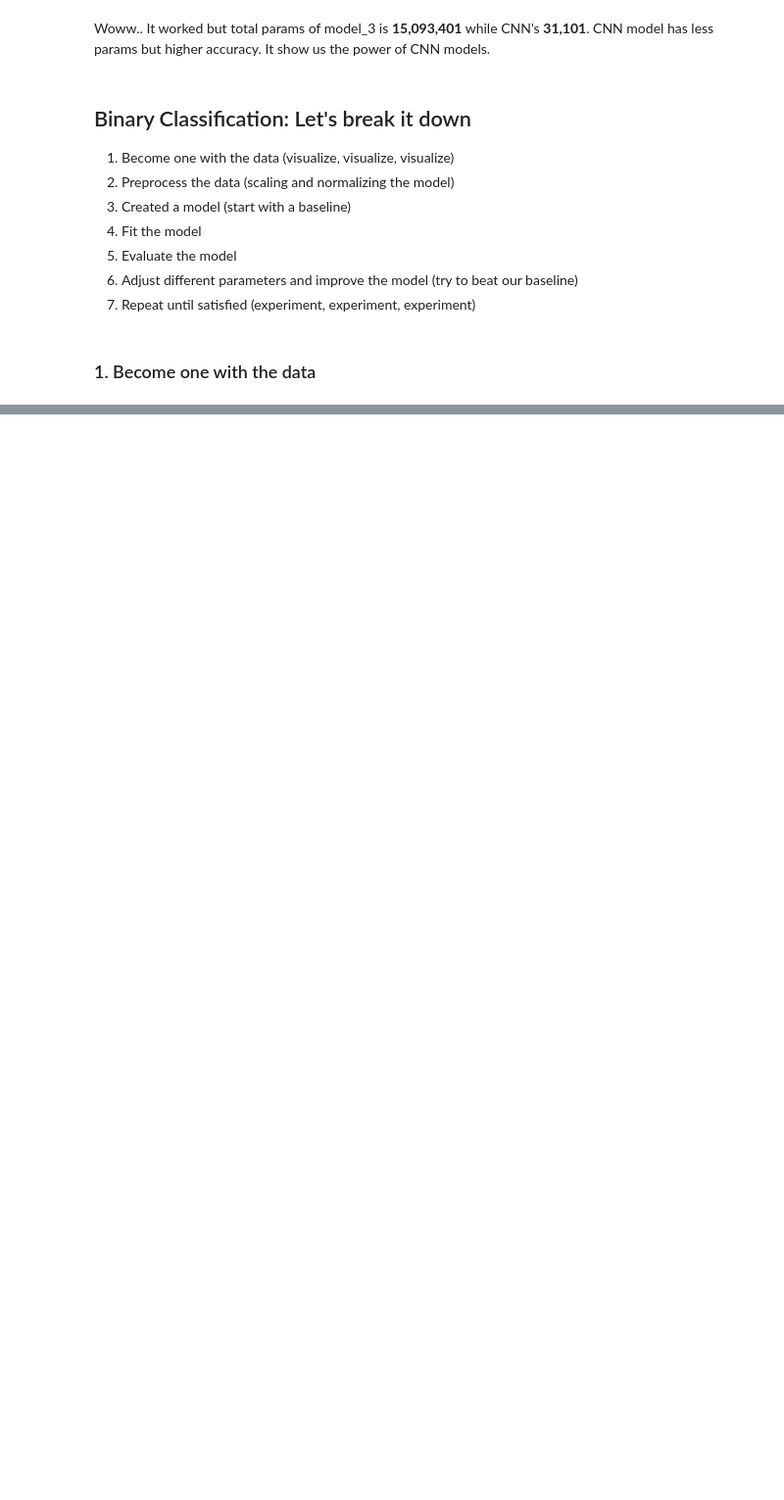
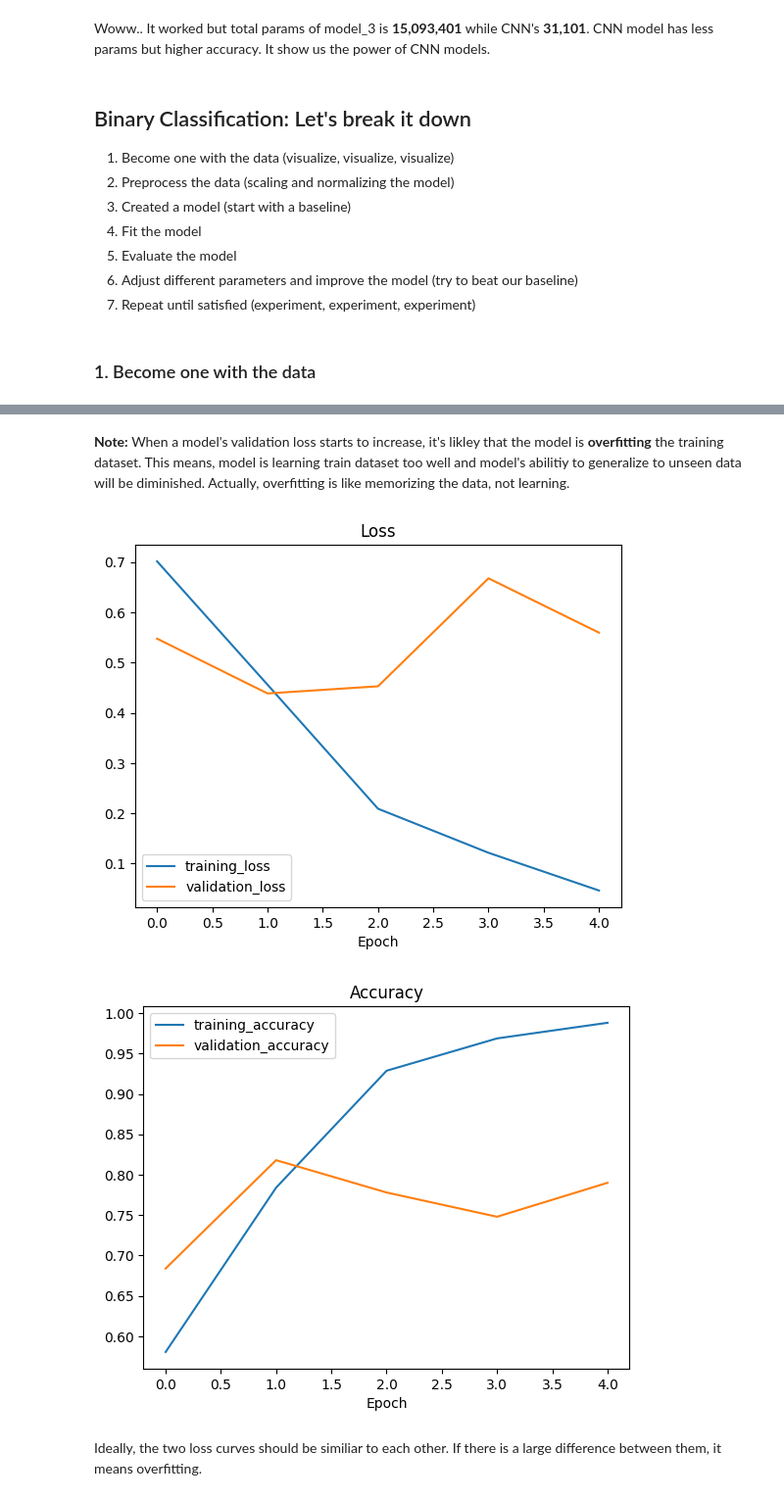
Before and after one commit to SedatParlak/tensorflow, a Jupyter notebook: 03_introduction_computervision_with_tensorflow.ipynb, the cells around one changed output, grey strips where cells are left out. Shown at 98% size. Cells and saved outputs as stored; diff of their text form; code cells hidden in the pictures; blank space fills up the shorter version.

```diff
--- a/03_introduction_computervision_with_tensorflow.ipynb
+++ b/03_introduction_computervision_with_tensorflow.ipynb
@@ -427,0 +606,43 @@ Image shape: (512, 512, 3)
+# %%
+# Plot the validation and training curves seperately
+def plot_loss_curves(history):
+  '''
+  Returns seperate loss curves for training and validation
+  '''
+
+  # loss and validation loss
+  loss = history.history['loss']
+  val_loss = history.history['val_loss']
+
+  # accuracy and validation accuracy
+  accuracy = history.history['accuracy']
+  val_accuracy = history.history['val_accuracy']
+
+  epochs = range(len(history.history['val_accuracy'])) # how many epoch
+
+  # Plot loss
+  plt.plot(epochs, loss, label='training_loss')
+  plt.plot(epochs, val_loss, label='validation_loss')
+  plt.title('Loss')
+  plt.xlabel('Epoch')
+  plt.legend()
+  plt.show()
+
+  # Plot accuracy
+  plt.figure()
+  plt.plot(epochs, accuracy, label='training_accuracy')
+  plt.plot(epochs, val_accuracy, label='validation_accuracy')
+  plt.title('Accuracy')
+  plt.xlabel('Epoch')
+  plt.legend()
+  plt.show()
+# %% [markdown]
+**Note:** When a model's validation loss starts to increase, it's likley that the model is **overfitting** the training dataset. This means, model is learning train dataset too well and model's abilitiy to generalize to unseen data will be diminished. Actually, overfitting is like memorizing the data, not learning.
+# %%
+# Let's plot seperately
+plot_loss_curves(history_4)
+# %% [output]
+[figure, added]
+[figure, added]
+# %% [markdown]
+Ideally, the two loss curves should be similiar to each other. If there is a large difference between them, it means overfitting.
```
Also changed, not shown: parts of 35 cells of this notebook.
